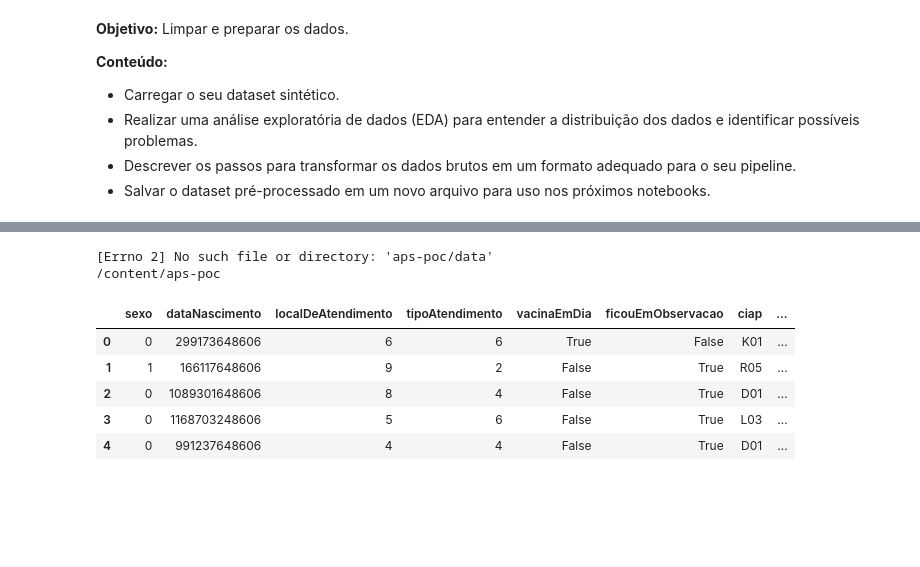
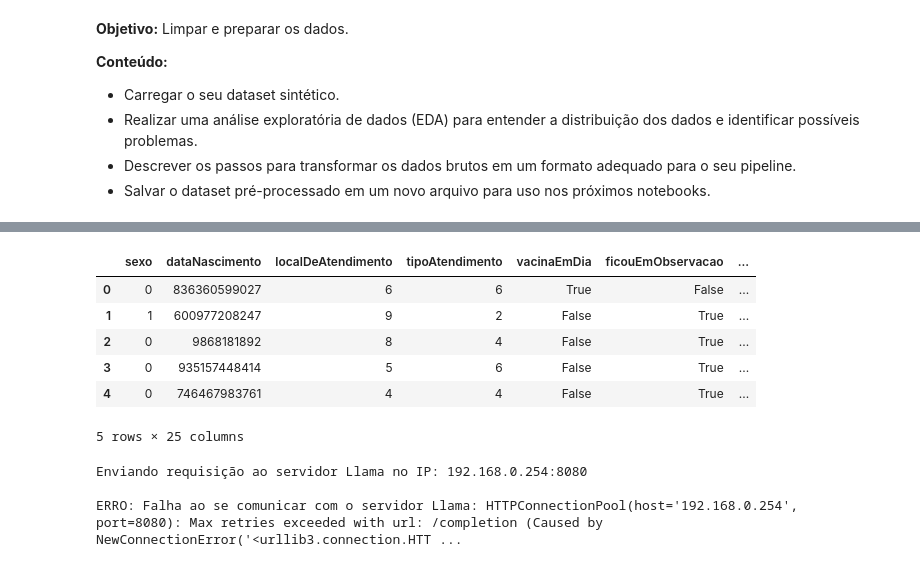
Before and after one commit to gabrielqueeiroz/aps-poc, a Jupyter notebook: notebooks/01-data-preprocessing.ipynb, the cells around one changed output, grey strips where cells are left out. Cells and saved outputs as stored; diff of their text form; code cells hidden in the pictures; blank space fills up the shorter version.

```diff
--- a/notebooks/01-data-preprocessing.ipynb
+++ b/notebooks/01-data-preprocessing.ipynb
@@ -37,12 +26,11 @@ fatal: destination path 'aps-poc' already exists and is not an empty directory.
 # %%
-df = pd.read_csv('data/synthetic_dataset.csv')
+df = pd.read_csv('../data/synthetic_dataset1.csv')
 df.head()
 # %% [output]
+|  | sexo | dataNascimento | localDeAtendimento | tipoAtendimento | vacinaEmDia | ficouEmObservacao | ... |
+| 0 | 0 | 836360599027 | 6 | 6 | True | False | ... |
+| 1 | 1 | 600977208247 | 9 | 2 | False | True | ... |
+| 2 | 0 | 9868181892 | 8 | 4 | False | True | ... |
+| 3 | 0 | 935157448414 | 5 | 6 | False | True | ... |
+| 4 | 0 | 746467983761 | 4 | 4 | False | True | ... |
-[Errno 2] No such file or directory: 'aps-poc/data'
-/content/aps-poc
+5 rows × 25 columns
-|  | sexo | dataNascimento | localDeAtendimento | tipoAtendimento | vacinaEmDia | ficouEmObservacao | ciap | ... |
-| 0 | 0 | 299173648606 | 6 | 6 | True | False | K01 | ... |
-| 1 | 1 | 166117648606 | 9 | 2 | False | True | R05 | ... |
-| 2 | 0 | 1089301648606 | 8 | 4 | False | True | D01 | ... |
-| 3 | 0 | 1168703248606 | 5 | 6 | False | True | L03 | ... |
-| 4 | 0 | 991237648606 | 4 | 4 | False | True | D01 | ... |
@@ -91,0 +120,20 @@ ciap2_ontology = [
+# %%
+try:
+    print(f"Enviando requisição ao servidor Llama no IP: {LLAMA_SERVER_URL.split('/')[2]}")
+    response = requests.post(LLAMA_SERVER_URL, json=payload, timeout=180)
+    response.raise_for_status()
+
+    result = response.json()
+
+    content = result.get("content", "")
+    print("\n--- Conteúdo da resposta do Llama-Server ---")
+    print(content.strip())
+
+except requests.exceptions.RequestException as e:
+    print(f"\nERRO: Falha ao se comunicar com o servidor Llama: {e}")
+except json.JSONDecodeError:
+    print("\nERRO: Não foi possível decodificar a resposta JSON.")
+# %% [output]
+Enviando requisição ao servidor Llama no IP: 192.168.0.254:8080
+
+ERRO: Falha ao se comunicar com o servidor Llama: HTTPConnectionPool(host='192.168.0.254', port=8080): Max retries exceeded with url: /completion (Caused by NewConnectionError('<urllib3.connection.HTT ...
```
Also changed, not shown: parts of 14 cells of this notebook, 1 other file.
